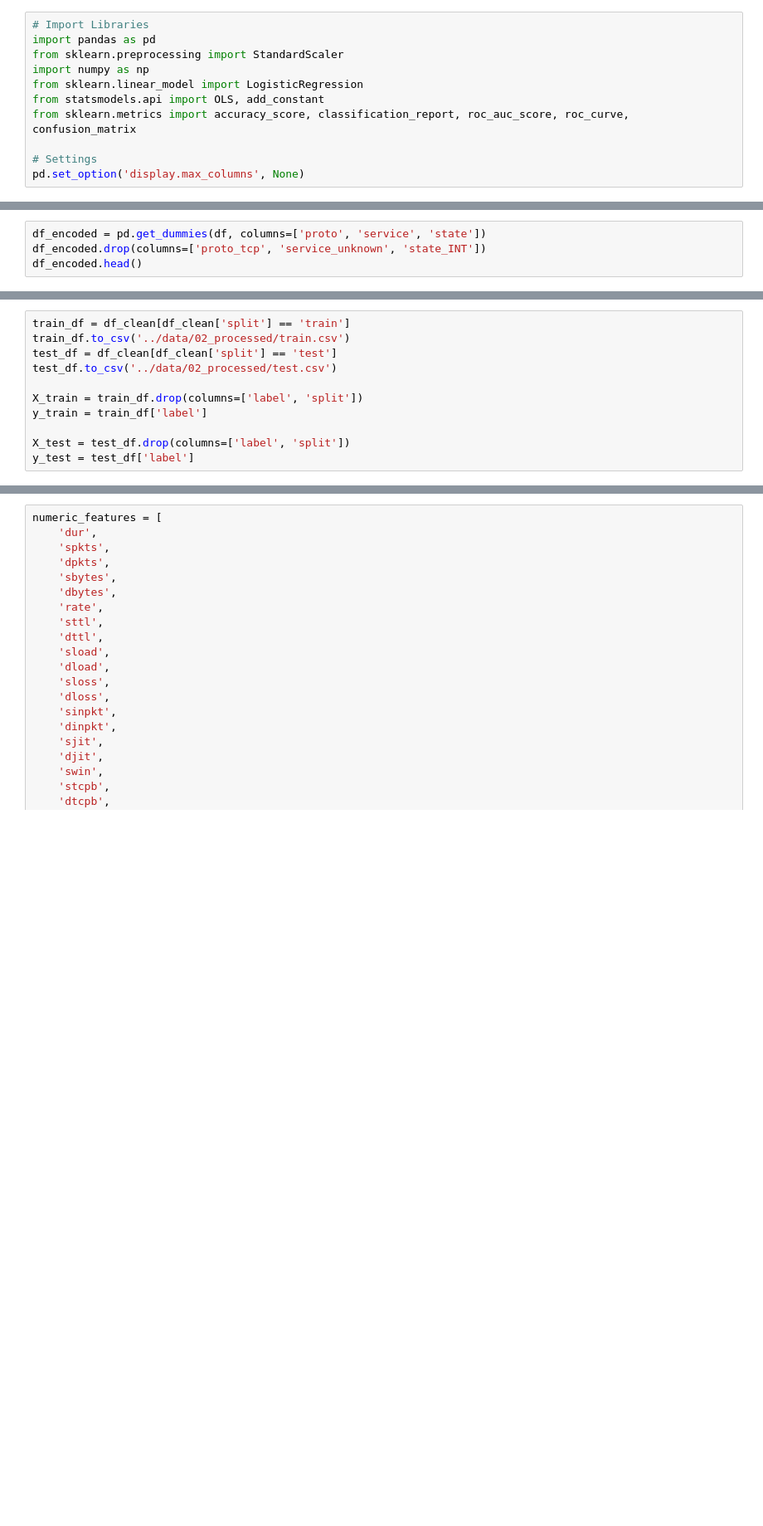
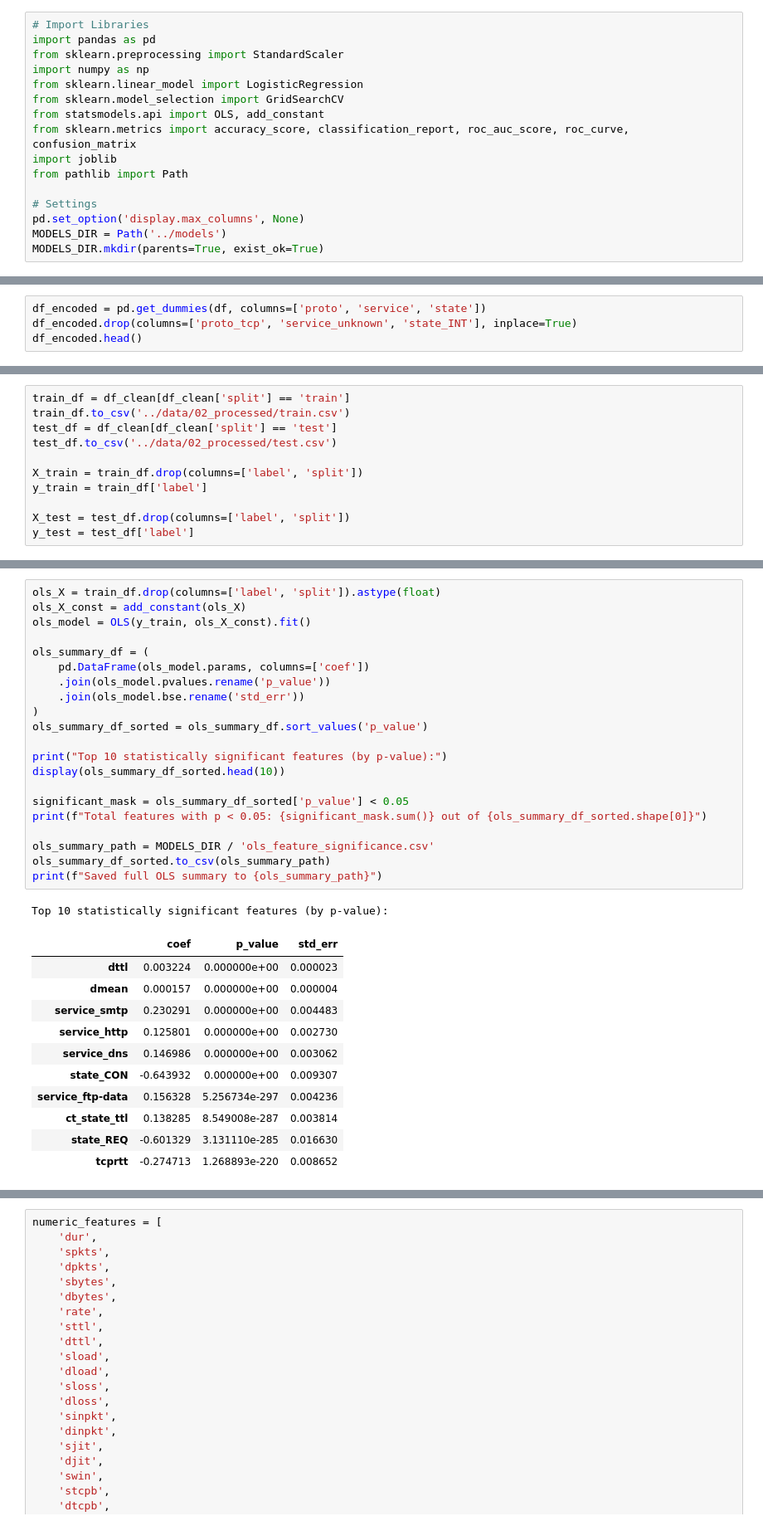
Before and after one commit to BOYSABIO/Machine-Learning-Roadmap, a Jupyter notebook: MACHINE_LEARNING/SUPERVISED_LEARNING/02_CLASSIFICATION/project/notebook/Notebook.ipynb, the cells around one changed output, grey strips where cells are left out. Shown at 83% size. Drawn from its saved outputs; the diff is of its cells as text; blank space fills up the shorter version.

```diff
--- a/MACHINE_LEARNING/SUPERVISED_LEARNING/02_CLASSIFICATION/project/notebook/Notebook.ipynb
+++ b/MACHINE_LEARNING/SUPERVISED_LEARNING/02_CLASSIFICATION/project/notebook/Notebook.ipynb
@@ -21,11 +21,16 @@ import pandas as pd
 from sklearn.preprocessing import StandardScaler
 import numpy as np
 from sklearn.linear_model import LogisticRegression
+from sklearn.model_selection import GridSearchCV
 from statsmodels.api import OLS, add_constant
 from sklearn.metrics import accuracy_score, classification_report, roc_auc_score, roc_curve, confusion_matrix
+import joblib
+from pathlib import Path
 
 # Settings
 pd.set_option('display.max_columns', None)
+MODELS_DIR = Path('../models')
+MODELS_DIR.mkdir(parents=True, exist_ok=True)
 # %%
 train = pd.read_csv('../data/UNSW_NB15_training-set.csv')
 test = pd.read_csv('../data/UNSW_NB15_testing-set.csv')
@@ -80,6 +90,6 @@ df.to_csv('../data/01_raw/rawdata.csv')
 # %%
 df_encoded = pd.get_dummies(df, columns=['proto', 'service', 'state'])
-df_encoded.drop(columns=['proto_tcp', 'service_unknown', 'state_INT'])
+df_encoded.drop(columns=['proto_tcp', 'service_unknown', 'state_INT'], inplace=True)
 df_encoded.head()
 # %% [output]
 |  | id | dur | spkts | dpkts | sbytes | dbytes | rate | sttl | dttl | sload | dload | ... |
@@ -121,0 +135,34 @@ y_test = test_df['label']
+# %%
+ols_X = train_df.drop(columns=['label', 'split']).astype(float)
+ols_X_const = add_constant(ols_X)
+ols_model = OLS(y_train, ols_X_const).fit()
+
+ols_summary_df = (
+    pd.DataFrame(ols_model.params, columns=['coef'])
+    .join(ols_model.pvalues.rename('p_value'))
+    .join(ols_model.bse.rename('std_err'))
+)
+ols_summary_df_sorted = ols_summary_df.sort_values('p_value')
+
+print("Top 10 statistically significant features (by p-value):")
+display(ols_summary_df_sorted.head(10))
+
+significant_mask = ols_summary_df_sorted['p_value'] < 0.05
+print(f"Total features with p < 0.05: {significant_mask.sum()} out of {ols_summary_df_sorted.shape[0]}")
+
+ols_summary_path = MODELS_DIR / 'ols_feature_significance.csv'
+ols_summary_df_sorted.to_csv(ols_summary_path)
+print(f"Saved full OLS summary to {ols_summary_path}")
+# %% [output]
+Top 10 statistically significant features (by p-value):
+|  | coef | p_value | std_err |
+| dttl | 0.003224 | 0.000000e+00 | 0.000023 |
+| dmean | 0.000157 | 0.000000e+00 | 0.000004 |
+| service_smtp | 0.230291 | 0.000000e+00 | 0.004483 |
+| service_http | 0.125801 | 0.000000e+00 | 0.002730 |
+| service_dns | 0.146986 | 0.000000e+00 | 0.003062 |
+| state_CON | -0.643932 | 0.000000e+00 | 0.009307 |
+| service_ftp-data | 0.156328 | 5.256734e-297 | 0.004236 |
+| ct_state_ttl | 0.138285 | 8.549008e-287 | 0.003814 |
+| state_REQ | -0.601329 | 3.131110e-285 | 0.016630 |
+| tcprtt | -0.274713 | 1.268893e-220 | 0.008652 |
```
Also changed, not shown: parts of 17 cells of this notebook, 1 other file.
